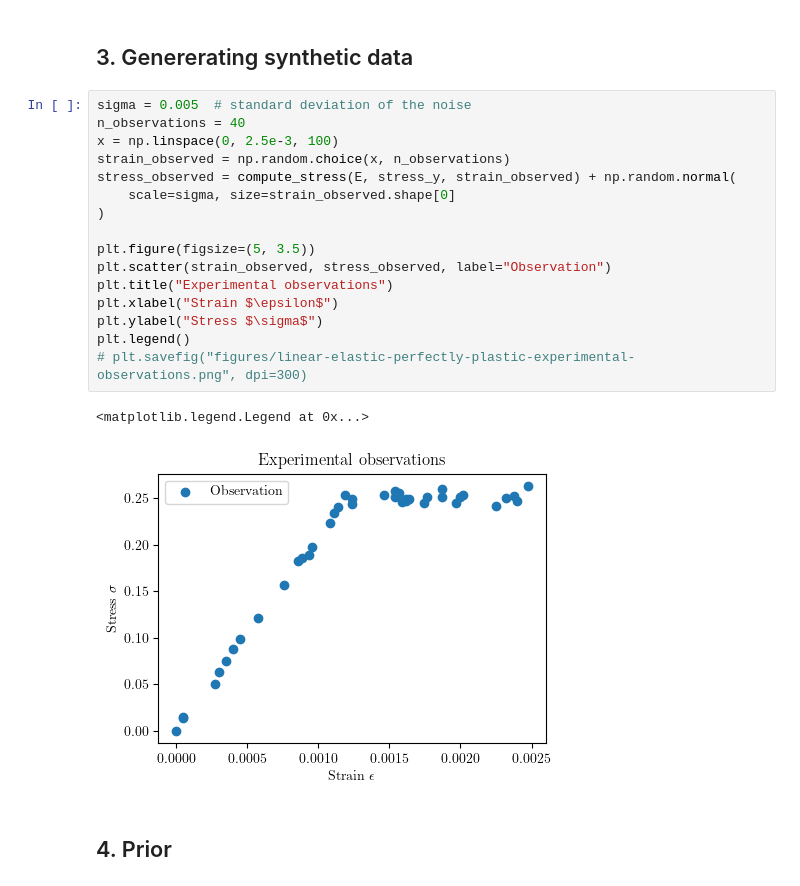
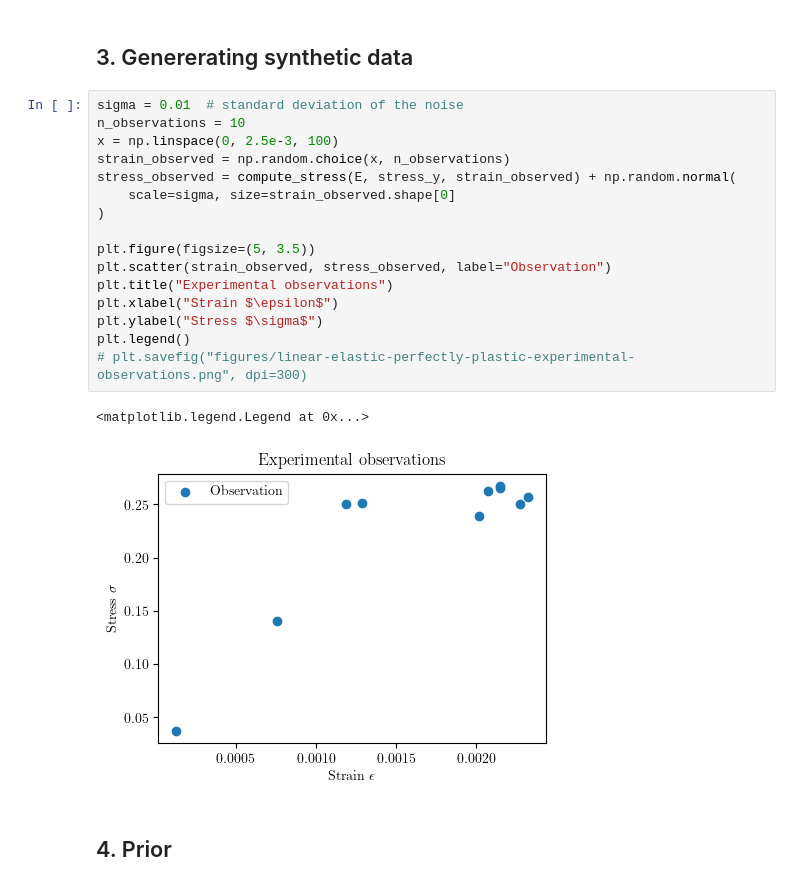
Before and after one commit to mark-hobbs/bayesian-inference-tutorial, a Jupyter notebook: examples/02-linear-elasticity-perfect-plasticity.ipynb, the cells around one changed output. Cells and saved outputs as stored; diff of their text form.

```diff
--- a/examples/02-linear-elasticity-perfect-plasticity.ipynb
+++ b/examples/02-linear-elasticity-perfect-plasticity.ipynb
@@ -134,24 +134,24 @@ class LinearElasticPerfectlyPlastic(BaseModel):
 # %% [markdown]
 ## 3. Genererating synthetic data
 # %%
-sigma = 0.005  # standard deviation of the noise
-n_observations = 40
+sigma = 0.01  # standard deviation of the noise
+n_observations = 10
 x = np.linspace(0, 2.5e-3, 100)
 strain_observed = np.random.choice(x, n_observations)
 stress_observed = compute_stress(E, stress_y, strain_observed) + np.random.normal(
     scale=sigma, size=strain_observed.shape[0]
 )
 
 plt.figure(figsize=(5, 3.5))
 plt.scatter(strain_observed, stress_observed, label="Observation")
 plt.title("Experimental observations")
 plt.xlabel("Strain $\epsilon$")
 plt.ylabel("Stress $\sigma$")
 plt.legend()
 # plt.savefig("figures/linear-elastic-perfectly-plastic-experimental-observations.png", dpi=300)
 # %% [output]
 <matplotlib.legend.Legend at 0x...>
-[figure, old version]
+[figure, new version]
 # %% [markdown]
 ## 4. Prior
 # %%
```
Also changed, not shown: parts of 6 cells of this notebook.
